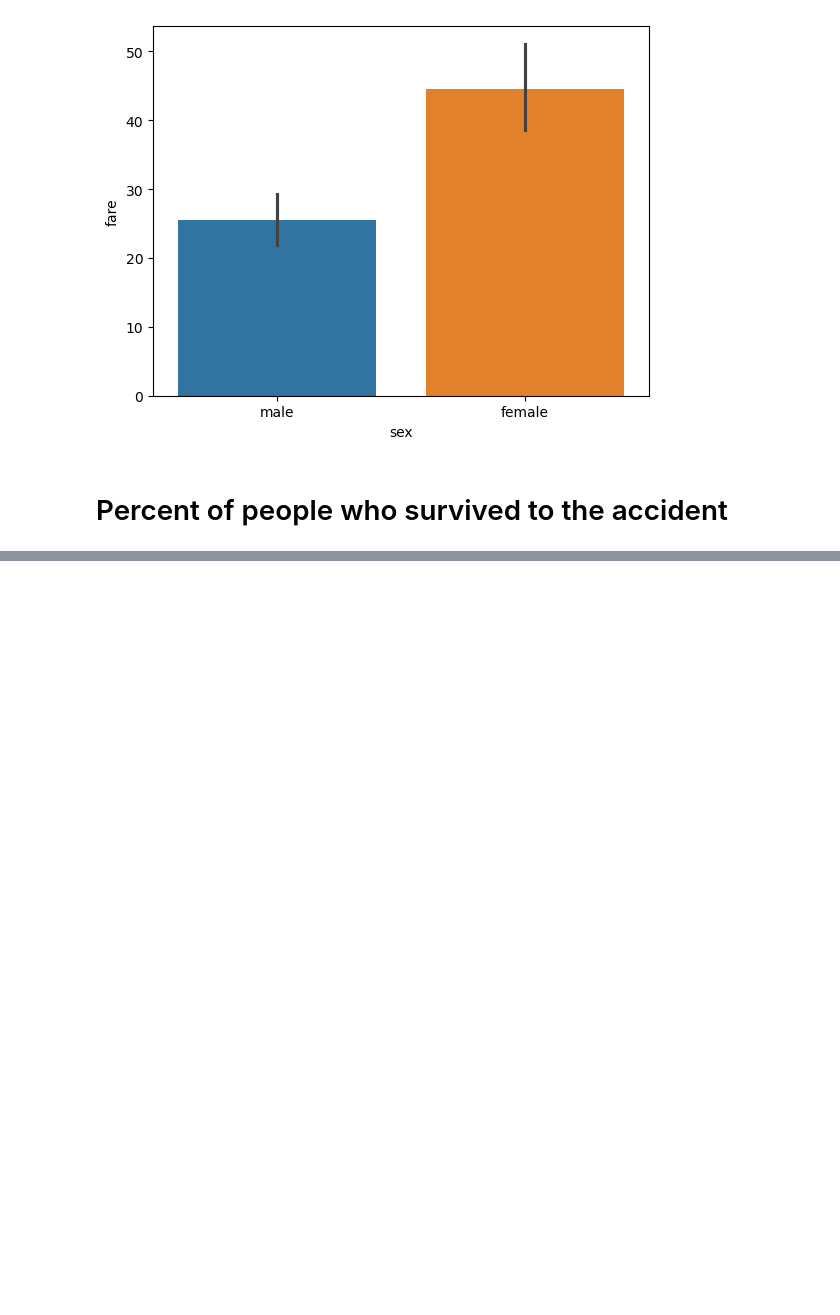
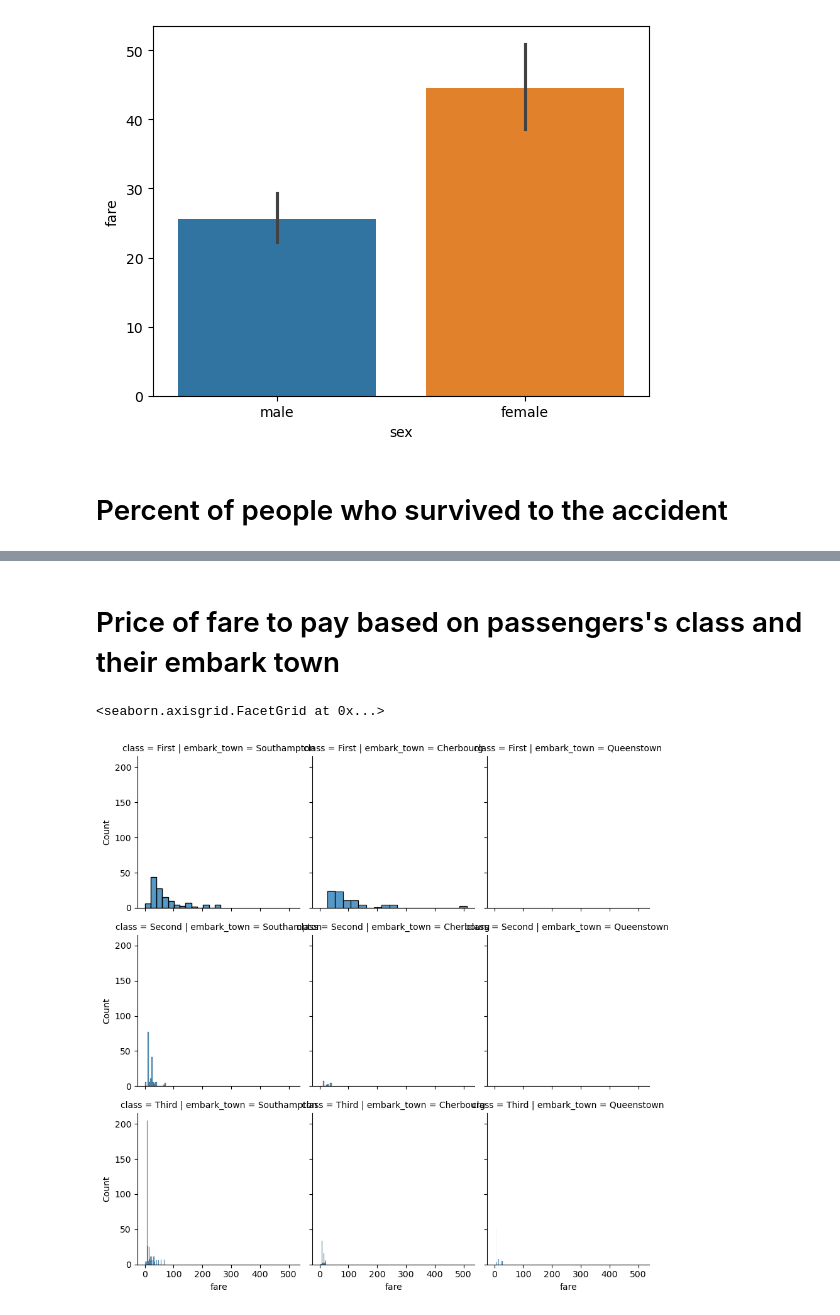
Before and after one commit to gas2345678/data_analysis-portfolio, a Jupyter notebook: Python/titanic_analysis.ipynb, the cells around one changed output, grey strips where cells are left out. Cells and saved outputs as stored; diff of their text form; code cells hidden in the pictures; blank space fills up the shorter version.

```diff
--- a/Python/titanic_analysis.ipynb
+++ b/Python/titanic_analysis.ipynb
@@ -82,2 +83,8 @@ Text(0, 0.5, '%')
+# %% [markdown]
+# Price of fare to pay based on passengers's class and their embark town
 # %%
-medium_age=titanic.loc[(titanic['age'] >= 20) & (titanic['age'] <= 40)]
+grid = sb.FacetGrid(data=titanic,row="class",col="embark_town")
+grid.map_dataframe(sb.histplot,x="fare")
+# %% [output]
+<seaborn.axisgrid.FacetGrid at 0x...>
+[figure, added]
```
Also changed, not shown: parts of 3 cells of this notebook.
